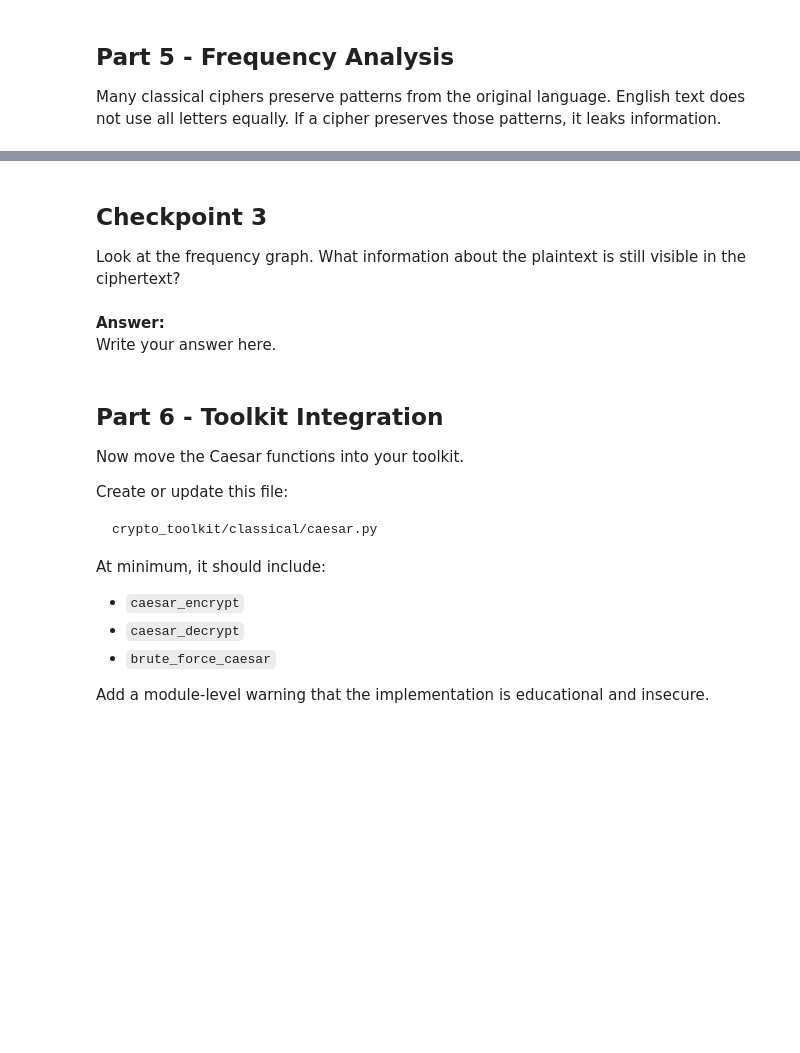
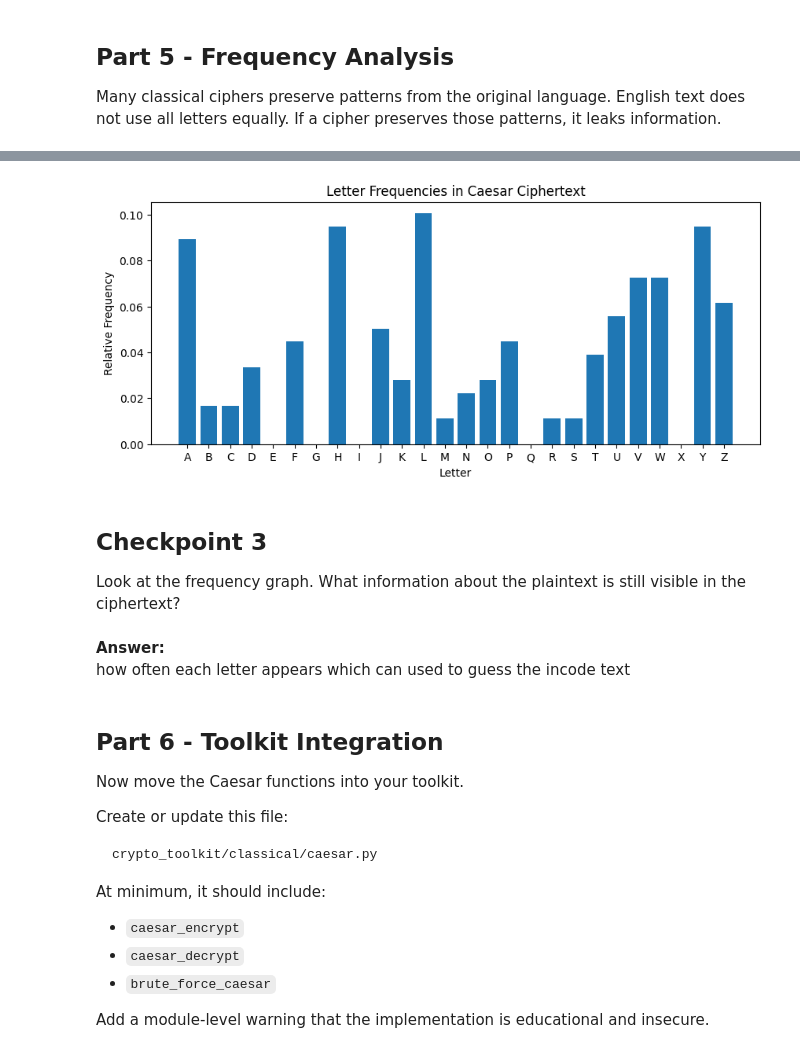
Before and after one commit to S1rker/CYBR-3570, a Jupyter notebook: crypto-toolkit-week01-starter/notebooks/CryptoLab01_Why_Modern_Cryptography_Exists.ipynb, the cells around one changed output, grey strips where cells are left out. Drawn from its saved outputs; the diff is of its cells as text; code cells hidden in the pictures; blank space fills up the shorter version.

```diff
--- a/crypto-toolkit-week01-starter/notebooks/CryptoLab01_Why_Modern_Cryptography_Exists.ipynb
+++ b/crypto-toolkit-week01-starter/notebooks/CryptoLab01_Why_Modern_Cryptography_Exists.ipynb
@@ -183,29 +222,31 @@ print(sorted(freq.items(), key=lambda item: item[1], reverse=True)[:5])
 # %%
 import matplotlib.pyplot as plt
 
 long_plaintext = """
 Cryptography is everywhere in modern computing. It protects communication,
 software updates, passwords, payment systems, and private data. Weak cryptography
 can fail even when the program appears to work correctly.
 """
-long_ciphertext = caesar_encrypt(long_plaintext, 9)
+long_ciphertext = caesar_encrypt(long_plaintext, 7)
 
 freq_plain = letter_frequencies(long_plaintext)
 freq_cipher = letter_frequencies(long_ciphertext)
 
 plt.figure(figsize=(10, 4))
 plt.bar(freq_cipher.keys(), freq_cipher.values())
 plt.title("Letter Frequencies in Caesar Ciphertext")
 plt.xlabel("Letter")
 plt.ylabel("Relative Frequency")
 plt.show()
+# %% [output]
+[figure, added]
 # %% [markdown]
 ## Checkpoint 3
 
 Look at the frequency graph. What information about the plaintext is still visible in the ciphertext?
 # %% [markdown]
 **Answer:**
-Write your answer here.
+how often each letter appears which can used to guess the incode text
 # %% [markdown]
 ## Part 6 - Toolkit Integration
 
```
Also changed, not shown: parts of 13 cells of this notebook, 4 other files.
